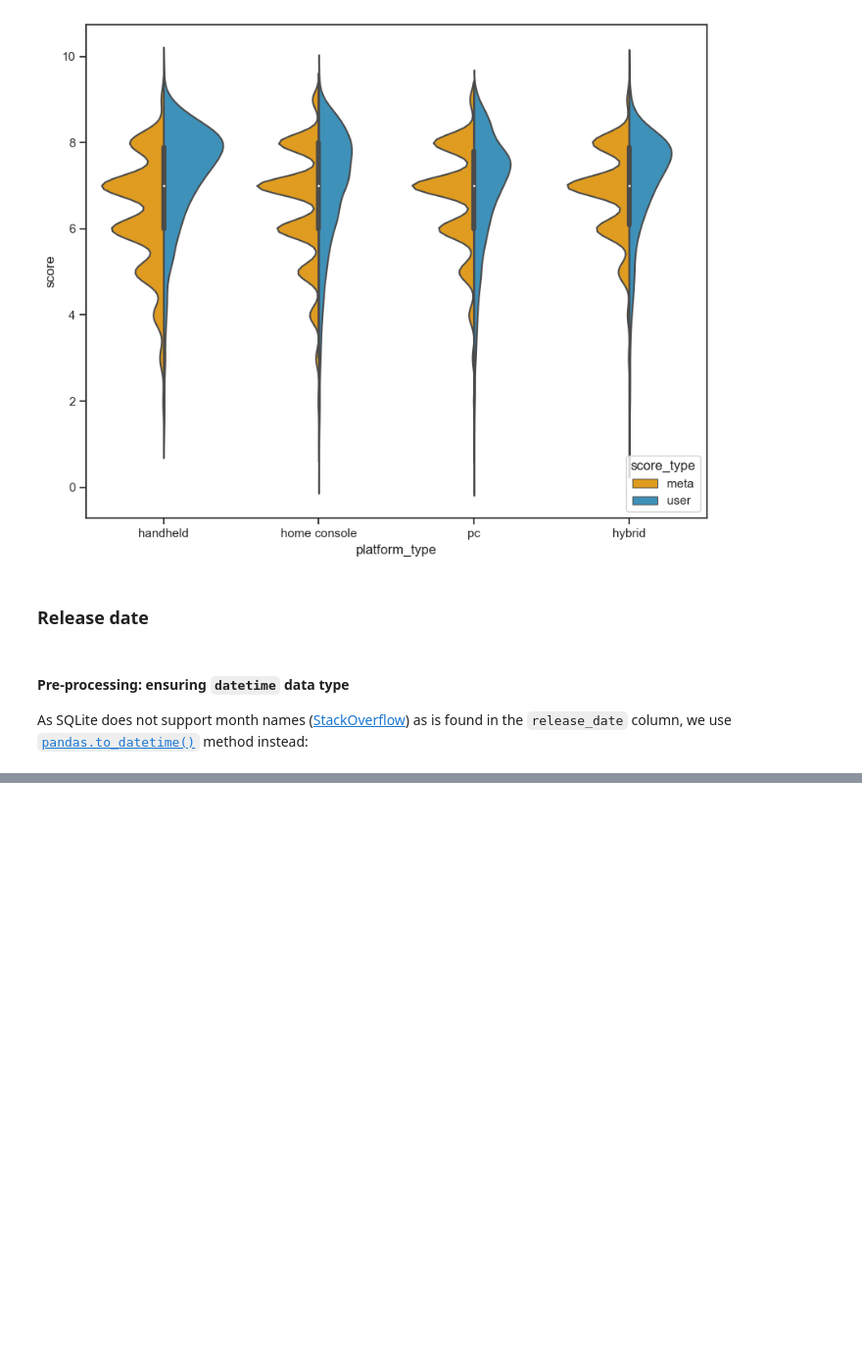
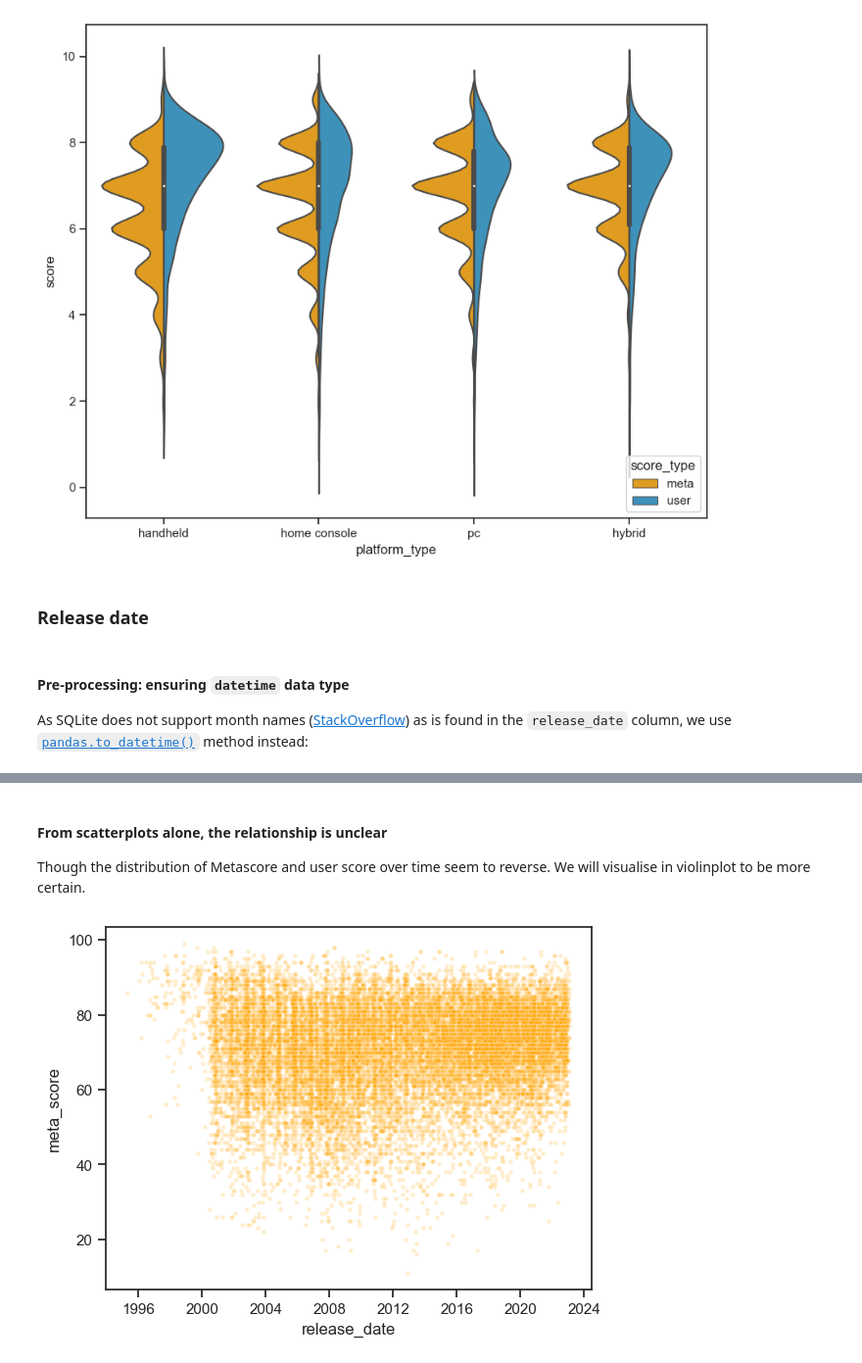
Before and after one commit to henrylin03/video-games, a Jupyter notebook: analysis.ipynb, the cells around one changed output, grey strips where cells are left out. Shown at 98% size. Saved outputs shown, nothing was run; the diff lists cells and outputs as text; code cells hidden in the pictures; blank space fills up the shorter version.

```diff
--- a/analysis.ipynb
+++ b/analysis.ipynb
@@ -542,0 +540,8 @@ merged_df.head()
+# %% [markdown]
+#### From scatterplots alone, the relationship is unclear
+Though the distribution of Metascore and user score over time seem to reverse. We will visualise in violinplot to be more certain.
+# %%
+sns.scatterplot(data=merged_df, x="release_date", y="meta_score", alpha=0.2, s=10, color="orange")
+plt.show()
+# %% [output]
+[figure, added]
```
Also changed, not shown: parts of 4 cells of this notebook.
